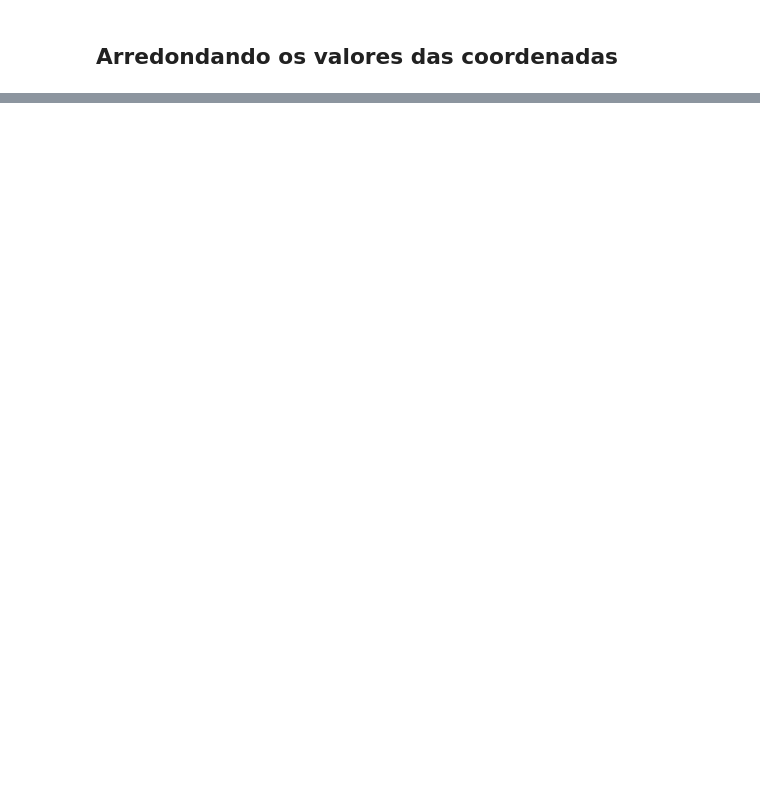
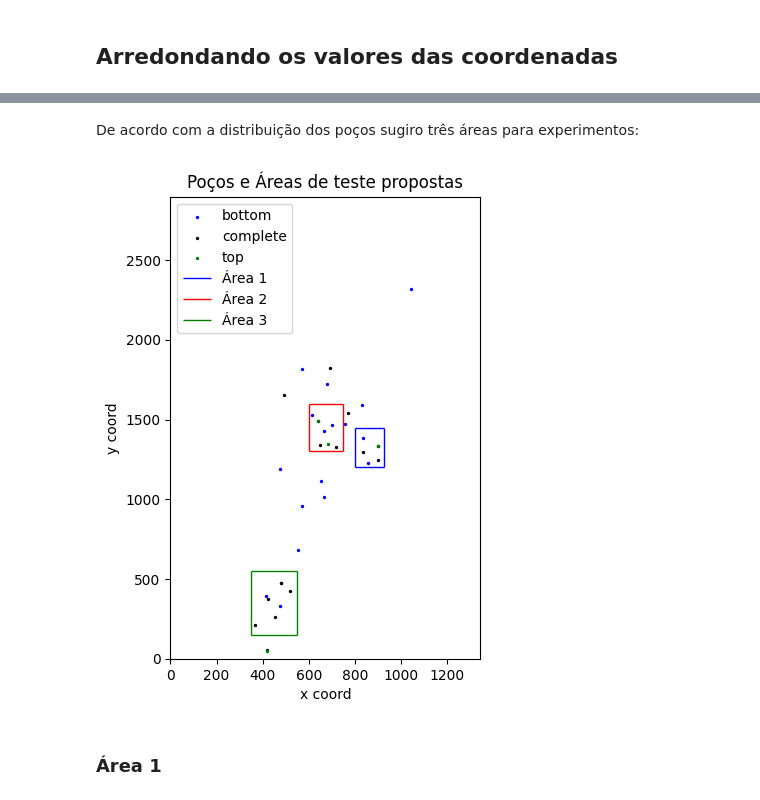
Before and after one commit to georgeteodoro/petroiageo, a Jupyter notebook: src/exploration/notebooks/Viz/ANP/Area_Teste_1/wells_viz.ipynb, the cells around one changed output, grey strips where cells are left out. Cells and saved outputs as stored; diff of their text form; code cells hidden in the pictures; blank space fills up the shorter version.

Commit message:
Definindo áreas de teste

```diff
--- a/src/exploration/notebooks/Viz/ANP/Area_Teste_1/wells_viz.ipynb
+++ b/src/exploration/notebooks/Viz/ANP/Area_Teste_1/wells_viz.ipynb
@@ -312,0 +319,3 @@ full_wells_info.to_csv(target_file)
+# %%
+target_file = "wells_info_completed.csv"
+full_wells_info = pd.read_csv(target_file)
@@ -312,0 +331,77 @@ full_wells_info.to_csv(target_file)
+# %% [markdown]
+De acordo com a distribuição dos poços sugiro três áreas para experimentos:
+# %%
+def plot_horizontal_line(min_x, max_x, y, label:str=None, color:str='grey', line_fmt:str='dashed'):
+    if label:
+        plt.hlines(y=y, xmin=min_x, xmax=max_x, color=color, linewidth=1, label=label)
+    else:
+        plt.hlines(y=y, xmin=min_x, xmax=max_x, color=color, linewidth=1)
+
+def plot_vertical_line(min_y, max_y, x, label:str=None, color:str='grey'):
+    if label:
+        plt.vlines(x=x, ymin=min_y, ymax=max_y, color=color, linewidth=1, label=label)
+    else:
+        plt.vlines(x=x, ymin=min_y, ymax=max_y, color=color, linewidth=1)
+
+def plot_area_limits(area_limits:dict, color:str, label:str):
+    plot_horizontal_line(area_limits['min_x'], area_limits['max_x'], area_limits['min_y'], label=label, color=color)
+    plot_horizontal_line(area_limits['min_x'], area_limits['max_x'], area_limits['max_y'], label=None, color=color)
+    plot_vertical_line(area_limits['min_y'], area_limits['max_y'], area_limits['max_x'], label=None, color=color)
+    plot_vertical_line(area_limits['min_y'], area_limits['max_y'], area_limits['min_x'], label=None, color=color)
+
+def plot_wells_and_areas(wells_df:pd.DataFrame, areas_limits:list[dict], areas_colors:dict,
+                         well_class_colors:dict, save_fig:bool=True):
+    point_size = 2
+    plt.figure(figsize=(4, 6))
+
+    wells_types = wells_df['type'].unique()
+    for well_type in wells_types:
+            class_wells = wells_df[wells_df['type'] == well_type]
+            plt.scatter(class_wells['x_coord'], class_wells['y_coord'], s=point_size,
+                label=well_type, c=well_class_colors[well_type])
+
+    for area_idx, area_limits in enumerate(areas_limits):
+        plot_area_limits(area_limits, areas_colors[area_idx+1],label=f'Área {area_idx+1}')
+
+    y_lim = 2898
+    x_lim = 1344
+    plt.xlim((0, x_lim))
+    plt.ylim((0, y_lim))
+    plt.ylabel("y coord")
+    plt.xlabel('x coord')
+    plt.title("Poços e Áreas de teste propostas")
+    plt.legend()
+    if save_fig:
+        plt.savefig("areas_de_teste_propostas.png")
+    plt.show()
+
+area_1_limits = {
+    'max_x': 925,
+    'min_x': 800,
+    'min_y': 1200,
+    'max_y': 1450
+}
+
+area_2_limits = {
+    'max_x': 750,
+    'min_x': 600,
+    'min_y': 1300,
+    'max_y': 1600
+}
+
+area_3_limits = {
+    'max_x': 550,
+    'min_x': 350,
+    'min_y': 150,
+    'max_y': 550
+}
+
+areas_limits = [area_1_limits, area_2_limits, area_3_limits]
+areas_colors = {1:'blue', 2:'red', 3:'green'}
+well_class_colors = {'complete': 'black', 'top':'green', 'bottom':'blue'}
+
+plot_wells_and_areas(full_wells_info, areas_limits, areas_colors, well_class_colors, save_fig=True)
+# %% [output]
+[figure, added]
+# %% [markdown]
+### Área 1
```
Also changed, not shown: parts of 23 cells of this notebook, 6 other files.
